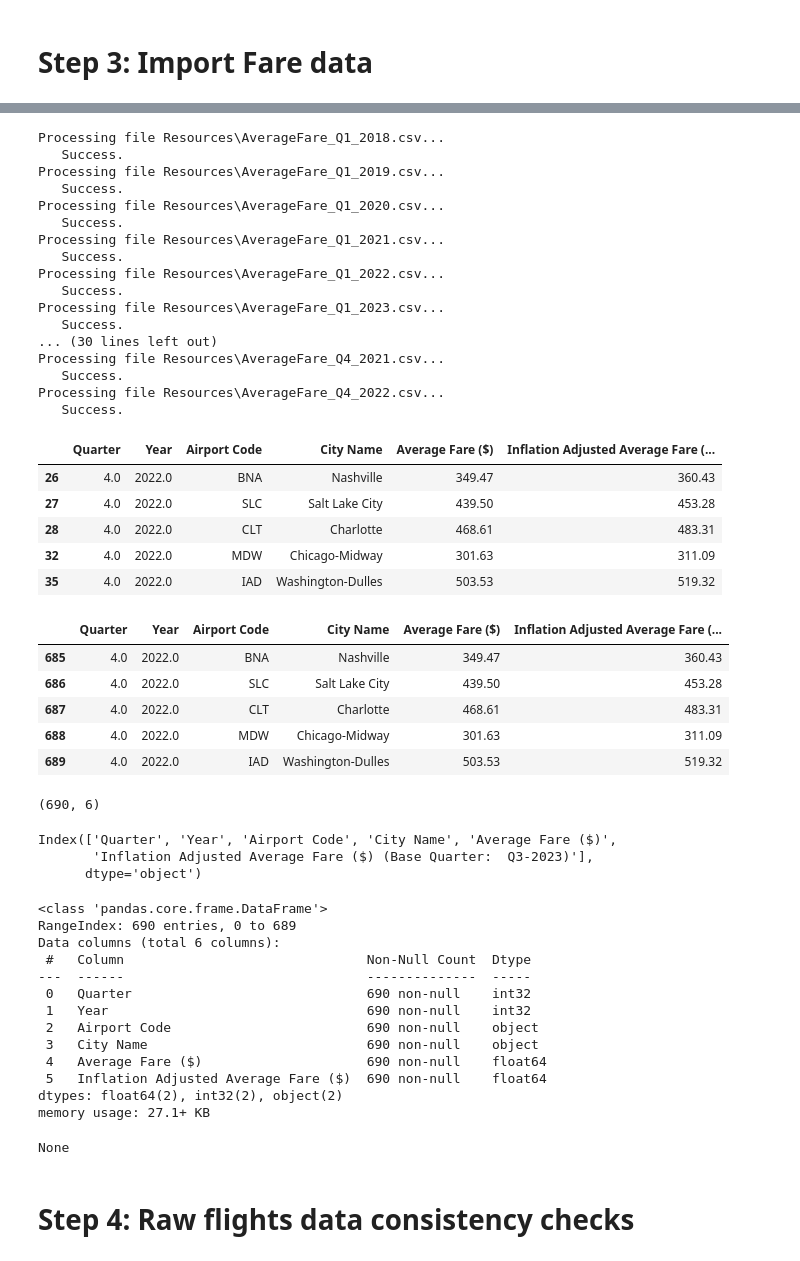
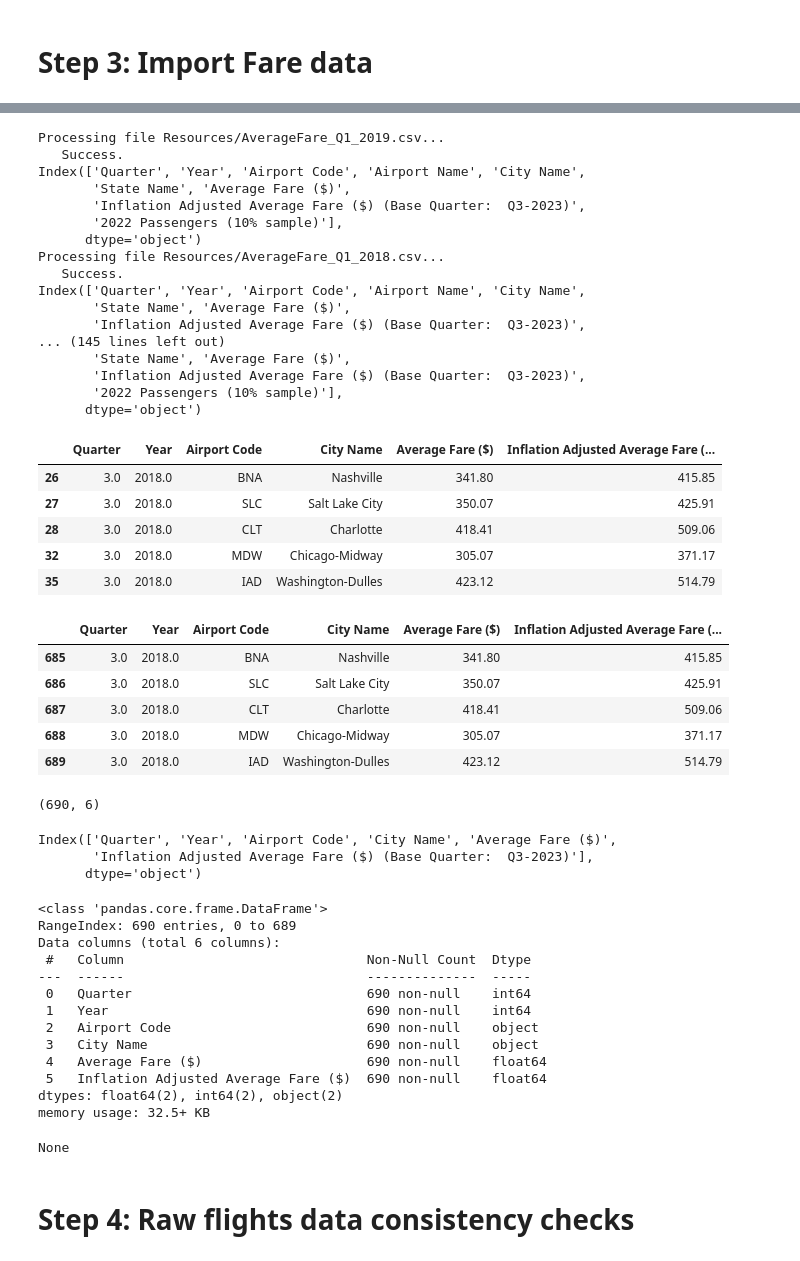
Before and after one commit to silas-ph/Group_6_EDA, a Jupyter notebook: p1_flight_data_analysis.ipynb, the cells around one changed output, grey strips where cells are left out. Drawn from its saved outputs; the diff is of its cells as text; code cells hidden in the pictures.

```diff
--- a/p1_flight_data_analysis.ipynb
+++ b/p1_flight_data_analysis.ipynb
@@ -50,5 +51,5 @@ major_airports = {'ATL': 'Atlanta',
 # Create a list that contains the flights file names
 flights_files = glob.glob(f'{input_data_path}On_Time_Marketing_Carrier_On_Time_Performance_(Beginning_January_2018)_*.csv')
 
-# for file in flights_files:
-#     print(file)
+for file in flights_files:
+    print(file)
@@ -74,7 +93,7 @@ for file in flights_files:
     # Strip out any leading or trailing whitespace from column names and make sure columns
     # are lower case
     df.rename(columns = {name:name.strip().lower() for name in df.columns}, inplace=True)
-
+    display(df.head())
     # # Keep only flights that arrive at one of the major airports
     # df = df.loc[df['dest'].isin(major_airports.keys())]
 
@@ -346,5 +371,5 @@ None
 # Create a list of the input files that contain fares data
 fares_files = glob.glob(f'{input_data_path}AverageFare_Q*.csv')
 
-# for file in fares_files:
-#     print(file)
+for file in fares_files:
+     print(file)
@@ -364,10 +407,11 @@ for file in fares_files:
     try:
         df = pd.read_csv(f'{file}')
         print('   Success.')
+        print(df.columns)
     except Exception as error:
         print('   Read failed.')
         print('   Error:', error)
-
+        continue
     # Keep only columns 'Quarter', 'Year', 'Airport Code', 'City Name',
     # 'Average Fare ($)', 'Inflation Adjusted Average Fare ($) (Base Quarter:  Q3-2023)'
     # Keep only fares (rows) that arrive at one of the major airports
@@ -392,59 +436,59 @@ for file in fares_files:
 
     # i += 1
 
 # Concatenate all DataFrames into a big DataFrame and reset the index
 df_fares = pd.concat(fares_dataframes).reset_index(drop=True)
 
 # print('\n' + '+'*300 + '\n')
 # print('+'*300 + '\n')
 # print('Concatenated DataFrame:')
 # print('First five lines:')
 # display(df_fares.head())
 # print('\n' + '='*300 + '\n')
 # print('End of DataFrame 0 and beginning of DataFrame 1:')
 # display(df_fares.iloc[25:35, :])
 # print('\n' + '='*300 + '\n')
 # print('End of DataFrame 1 and beginning of DataFrame 2:')
 # display(df_fares.iloc[55:65, :])
 # print('\n' + '='*300 + '\n')
 # print('End of concatenated DataFrame:')
 # display(df_fares.tail())
 # print(f'Shape of concatenated DataFrame: {df_fares.shape}')
 
 display(df.tail())
 display(df_fares.tail())
 display(df_fares.shape)
 display(df_fares.columns)
 # %% [output]
-Processing file Resources\AverageFare_Q1_2018.csv...
+Processing file Resources/AverageFare_Q1_2019.csv...
    Success.
-Processing file Resources\AverageFare_Q1_2019.csv...
+Index(['Quarter', 'Year', 'Airport Code', 'Airport Name', 'City Name',
+       'State Name', 'Average Fare ($)',
+       'Inflation Adjusted Average Fare ($) (Base Quarter:  Q3-2023)',
+       '2022 Passengers (10% sample)'],
+      dtype='object')
+Processing file Resources/AverageFare_Q1_2018.csv...
    Success.
-Processing file Resources\AverageFare_Q1_2020.csv...
-   Success.
-Processing file Resources\AverageFare_Q1_2021.csv...
-   Success.
-Processing file Resources\AverageFare_Q1_2022.csv...
-   Success.
-Processing file Resources\AverageFare_Q1_2023.csv...
-   Success.
-... (30 lines left out)
-Processing file Resources\AverageFare_Q4_2021.csv...
-   Success.
-Processing file Resources\AverageFare_Q4_2022.csv...
-   Success.
+Index(['Quarter', 'Year', 'Airport Code', 'Airport Name', 'City Name',
+       'State Name', 'Average Fare ($)',
+       'Inflation Adjusted Average Fare ($) (Base Quarter:  Q3-2023)',
+... (145 lines left out)
+       'State Name', 'Average Fare ($)',
+       'Inflation Adjusted Average Fare ($) (Base Quarter:  Q3-2023)',
+       '2022 Passengers (10% sample)'],
+      dtype='object')
 |  | Quarter | Year | Airport Code | City Name | Average Fare ($) | Inflation Adjusted Average Fare (... |
-| 26 | 4.0 | 2022.0 | BNA | Nashville | 349.47 | 360.43 |
-| 27 | 4.0 | 2022.0 | SLC | Salt Lake City | 439.50 | 453.28 |
-| 28 | 4.0 | 2022.0 | CLT | Charlotte | 468.61 | 483.31 |
-| 32 | 4.0 | 2022.0 | MDW | Chicago-Midway | 301.63 | 311.09 |
-| 35 | 4.0 | 2022.0 | IAD | Washington-Dulles | 503.53 | 519.32 |
+| 26 | 3.0 | 2018.0 | BNA | Nashville | 341.80 | 415.85 |
+| 27 | 3.0 | 2018.0 | SLC | Salt Lake City | 350.07 | 425.91 |
+| 28 | 3.0 | 2018.0 | CLT | Charlotte | 418.41 | 509.06 |
+| 32 | 3.0 | 2018.0 | MDW | Chicago-Midway | 305.07 | 371.17 |
+| 35 | 3.0 | 2018.0 | IAD | Washington-Dulles | 423.12 | 514.79 |
 |  | Quarter | Year | Airport Code | City Name | Average Fare ($) | Inflation Adjusted Average Fare (... |
-| 685 | 4.0 | 2022.0 | BNA | Nashville | 349.47 | 360.43 |
-| 686 | 4.0 | 2022.0 | SLC | Salt Lake City | 439.50 | 453.28 |
-| 687 | 4.0 | 2022.0 | CLT | Charlotte | 468.61 | 483.31 |
-| 688 | 4.0 | 2022.0 | MDW | Chicago-Midway | 301.63 | 311.09 |
-| 689 | 4.0 | 2022.0 | IAD | Washington-Dulles | 503.53 | 519.32 |
+| 685 | 3.0 | 2018.0 | BNA | Nashville | 341.80 | 415.85 |
+| 686 | 3.0 | 2018.0 | SLC | Salt Lake City | 350.07 | 425.91 |
+| 687 | 3.0 | 2018.0 | CLT | Charlotte | 418.41 | 509.06 |
+| 688 | 3.0 | 2018.0 | MDW | Chicago-Midway | 305.07 | 371.17 |
+| 689 | 3.0 | 2018.0 | IAD | Washington-Dulles | 423.12 | 514.79 |
 (690, 6)
 Index(['Quarter', 'Year', 'Airport Code', 'City Name', 'Average Fare ($)',
        'Inflation Adjusted Average Fare ($) (Base Quarter:  Q3-2023)'],
@@ -464,14 +508,14 @@ RangeIndex: 690 entries, 0 to 689
 Data columns (total 6 columns):
  #   Column                               Non-Null Count  Dtype
 ---  ------                               --------------  -----
- 0   Quarter                              690 non-null    int32
- 1   Year                                 690 non-null    int32
+ 0   Quarter                              690 non-null    int64
+ 1   Year                                 690 non-null    int64
  2   Airport Code                         690 non-null    object
  3   City Name                            690 non-null    object
  4   Average Fare ($)                     690 non-null    float64
  5   Inflation Adjusted Average Fare ($)  690 non-null    float64
-dtypes: float64(2), int32(2), object(2)
-memory usage: 27.1+ KB
+dtypes: float64(2), int64(2), object(2)
+memory usage: 32.5+ KB
 None
 # %% [markdown]
 # Step 4: Raw flights data consistency checks
```
Also changed, not shown: parts of 31 cells of this notebook, 46 other files.
